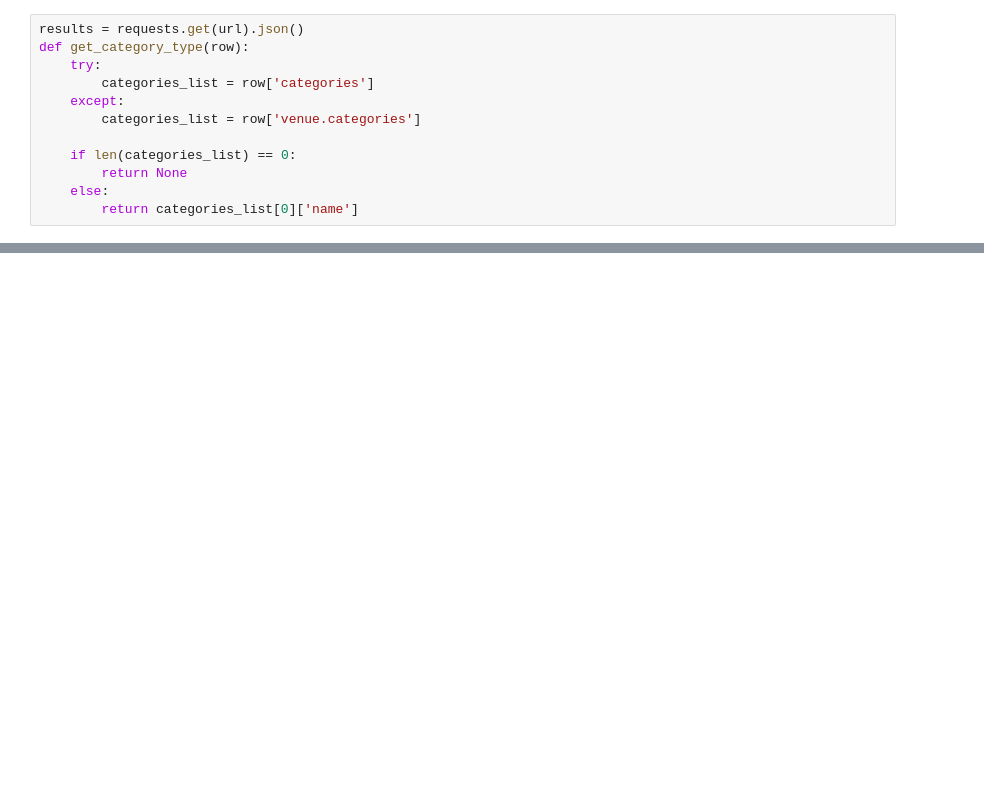
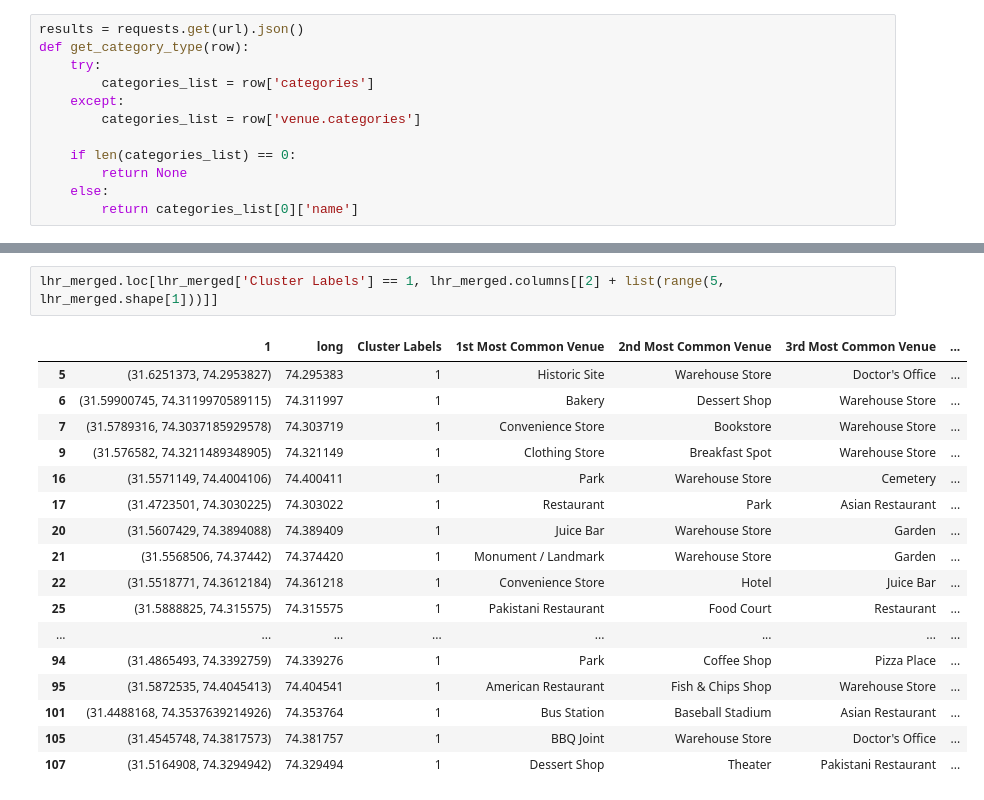
Before and after one commit to saadqureshi13/coursera-capstone-project, a Jupyter notebook: Battle-of-Neighborhoods.ipynb, the cells around one changed output, grey strips where cells are left out. Saved outputs shown, nothing was run; the diff lists cells and outputs as text; blank space fills up the shorter version.

```diff
--- a/Battle-of-Neighborhoods.ipynb
+++ b/Battle-of-Neighborhoods.ipynb
@@ -114,0 +638,20 @@ nearby_venues.head()
+# %%
+lhr_merged.loc[lhr_merged['Cluster Labels'] == 1, lhr_merged.columns[[2] + list(range(5, lhr_merged.shape[1]))]]
+# %% [output]
+|  | 1 | long | Cluster Labels | 1st Most Common Venue | 2nd Most Common Venue | 3rd Most Common Venue | ... |
+| 5 | (31.6251373, 74.2953827) | 74.295383 | 1 | Historic Site | Warehouse Store | Doctor's Office | ... |
+| 6 | (31.59900745, 74.3119970589115) | 74.311997 | 1 | Bakery | Dessert Shop | Warehouse Store | ... |
+| 7 | (31.5789316, 74.3037185929578) | 74.303719 | 1 | Convenience Store | Bookstore | Warehouse Store | ... |
+| 9 | (31.576582, 74.3211489348905) | 74.321149 | 1 | Clothing Store | Breakfast Spot | Warehouse Store | ... |
+| 16 | (31.5571149, 74.4004106) | 74.400411 | 1 | Park | Warehouse Store | Cemetery | ... |
+| 17 | (31.4723501, 74.3030225) | 74.303022 | 1 | Restaurant | Park | Asian Restaurant | ... |
+| 20 | (31.5607429, 74.3894088) | 74.389409 | 1 | Juice Bar | Warehouse Store | Garden | ... |
+| 21 | (31.5568506, 74.37442) | 74.374420 | 1 | Monument / Landmark | Warehouse Store | Garden | ... |
+| 22 | (31.5518771, 74.3612184) | 74.361218 | 1 | Convenience Store | Hotel | Juice Bar | ... |
+| 25 | (31.5888825, 74.315575) | 74.315575 | 1 | Pakistani Restaurant | Food Court | Restaurant | ... |
+| ... | ... | ... | ... | ... | ... | ... | ... |
+| 94 | (31.4865493, 74.3392759) | 74.339276 | 1 | Park | Coffee Shop | Pizza Place | ... |
+| 95 | (31.5872535, 74.4045413) | 74.404541 | 1 | American Restaurant | Fish & Chips Shop | Warehouse Store | ... |
+| 101 | (31.4488168, 74.3537639214926) | 74.353764 | 1 | Bus Station | Baseball Stadium | Asian Restaurant | ... |
+| 105 | (31.4545748, 74.3817573) | 74.381757 | 1 | BBQ Joint | Warehouse Store | Doctor's Office | ... |
+| 107 | (31.5164908, 74.3294942) | 74.329494 | 1 | Dessert Shop | Theater | Pakistani Restaurant | ... |
```
Also changed, not shown: parts of 56 cells of this notebook.
